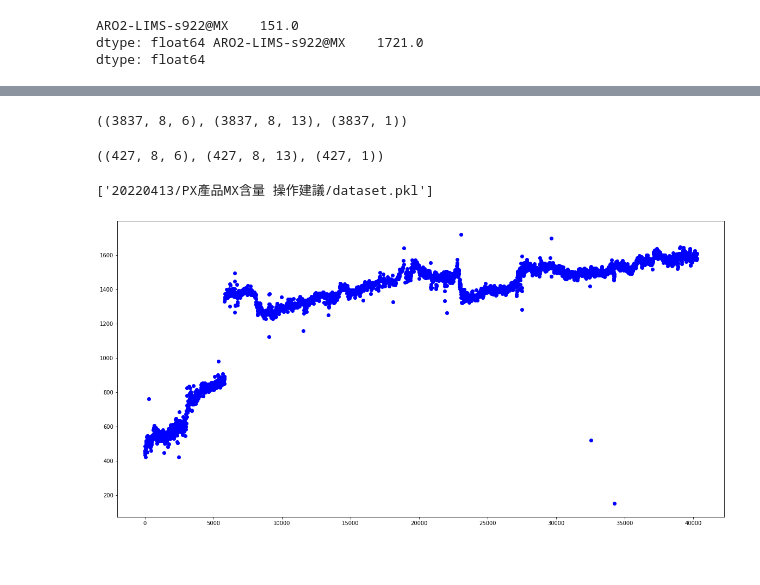
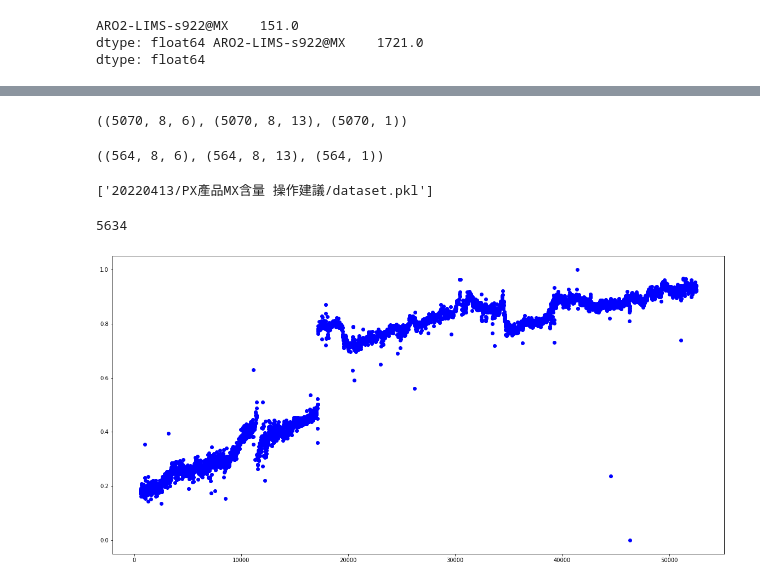
Before and after one commit to KaichiehKJ/R911R912, a Jupyter notebook: PX產品MX含量 操作建議/process.ipynb, the cells around one changed output, grey strips where cells are left out. Saved outputs shown, nothing was run; the diff lists cells and outputs as text; code cells hidden in the pictures; blank space fills up the shorter version.

```diff
--- a/PX產品MX含量 操作建議/process.ipynb
+++ b/PX產品MX含量 操作建議/process.ipynb
@@ -127,8 +127,8 @@ df_xy
 | 60678 | 1851.685181 | 1558.405762 | 548.199829 | 634.467468 | 905.000000 | ... |
 60679 rows × 20 columns
 # %%
-df_xy = df_xy.loc[(df_xy["ARO2-DCS-FI91601"] > 520),:]
-df_xy.loc[df_xy["ARO2-LIMS-s922@MX"] > 2000, "ARO2-LIMS-s922@MX"] = np.nan
+df_xy = df_xy.loc[(df_xy["ARO2-DCS-FI91601"] > 470),:]
+df_xy.loc[df_xy["ARO2-LIMS-s922@MX"] > 1700, "ARO2-LIMS-s922@MX"] = np.nan
 df_xy.reset_index(drop = True, inplace = True)
 # %% [output]
 A value is trying to be set on a copy of a slice from a DataFrame
@@ -282,14 +282,18 @@ test_data['value_col'] = y_col
 # %%
 train_data['action'].shape,train_data['state'].shape,train_data['value'].shape
 # %% [output]
-((3837, 8, 6), (3837, 8, 13), (3837, 1))
+((5070, 8, 6), (5070, 8, 13), (5070, 1))
 # %%
 test_data['action'].shape,test_data['state'].shape,test_data['value'].shape
 # %% [output]
-((427, 8, 6), (427, 8, 13), (427, 1))
+((564, 8, 6), (564, 8, 13), (564, 1))
 # %%
 #保存
 data = [train_data, test_data]
 joblib.dump(data,'20220413/PX產品MX含量 操作建議/dataset.pkl')
 # %% [output]
 ['20220413/PX產品MX含量 操作建議/dataset.pkl']
+# %%
+len(select_index)
+# %% [output]
+5634
@@ -296,9 +302,9 @@ joblib.dump(data,'20220413/PX產品MX含量 操作建議/dataset.pkl')
 # %%
 import matplotlib.pyplot as plt
 plt.figure(figsize=(20,10))
-plt.scatter(select_index, mm_y.inverse_transform(df_xy[y_col[0]].dropna().values.reshape(-1, 1)).reshape(-1,1), c ="blue")
+plt.scatter(select_index, df_xy[y_col[0]].dropna().values.reshape(-1, 1).reshape(-1,1), c ="blue")
 
 # To show the plot
 plt.show()
 # %% [output]
-[figure, old version]
+[figure, new version]
```
Also changed, not shown: parts of 2 cells of this notebook, 17 other files.
